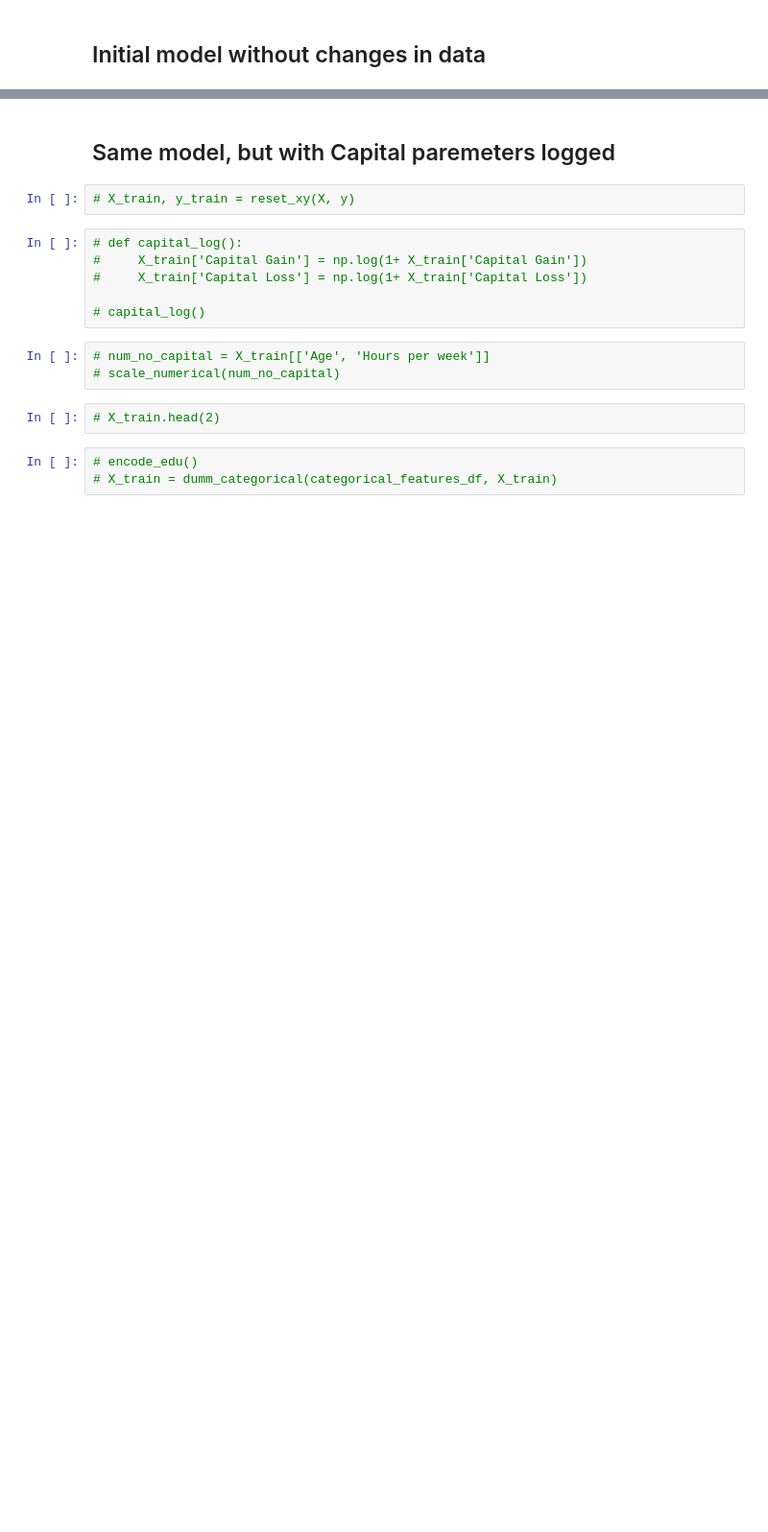
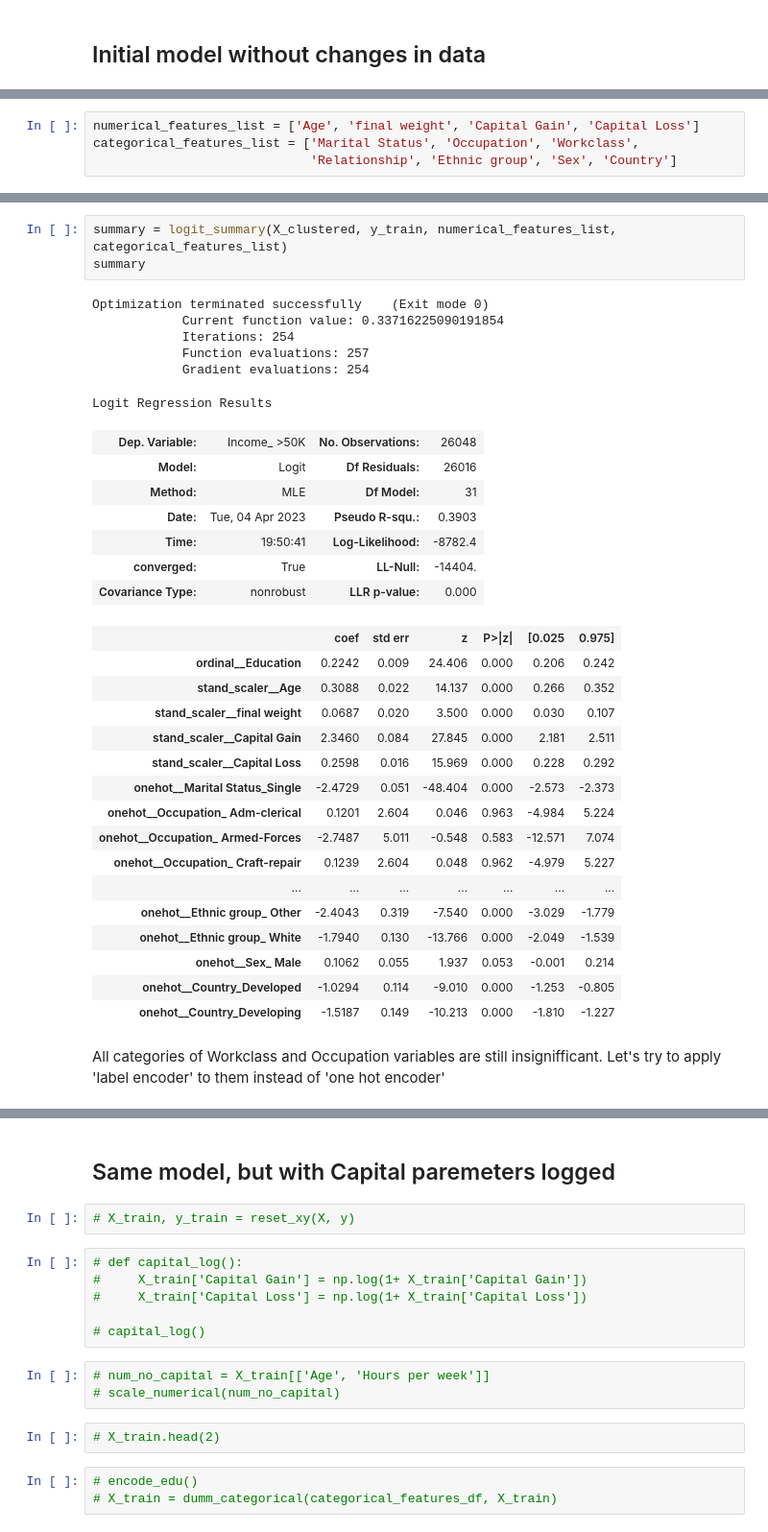
Before and after one commit to nadiia-duiunova/Adults_pet_project, a Jupyter notebook: Logistic regression.ipynb, the cells around one changed output, grey strips where cells are left out. Shown: that part at 96% size. Saved outputs shown, nothing was run; the diff lists cells and outputs as text; blank space fills up the shorter version.

```diff
--- a/Logistic regression.ipynb
+++ b/Logistic regression.ipynb
@@ -347,0 +398,4 @@ The model still performs san in minority class detection
+# %%
+numerical_features_list = ['Age', 'final weight', 'Capital Gain', 'Capital Loss']
+categorical_features_list = ['Marital Status', 'Occupation', 'Workclass',
+                             'Relationship', 'Ethnic group', 'Sex', 'Country']
@@ -347,0 +473,35 @@ The model still performs san in minority class detection
+# %%
+summary = logit_summary(X_clustered, y_train, numerical_features_list, categorical_features_list)
+summary
+# %% [output]
+Optimization terminated successfully    (Exit mode 0)
+            Current function value: 0.33716225090191854
+            Iterations: 254
+            Function evaluations: 257
+            Gradient evaluations: 254
+Logit Regression Results
+| Dep. Variable: | Income_ >50K | No. Observations: | 26048 |
+| Model: | Logit | Df Residuals: | 26016 |
+| Method: | MLE | Df Model: | 31 |
+| Date: | Tue, 04 Apr 2023 | Pseudo R-squ.: | 0.3903 |
+| Time: | 19:50:41 | Log-Likelihood: | -8782.4 |
+| converged: | True | LL-Null: | -14404. |
+| Covariance Type: | nonrobust | LLR p-value: | 0.000 |
+|  | coef | std err | z | P>|z| | [0.025 | 0.975] |
+| ordinal__Education | 0.2242 | 0.009 | 24.406 | 0.000 | 0.206 | 0.242 |
+| stand_scaler__Age | 0.3088 | 0.022 | 14.137 | 0.000 | 0.266 | 0.352 |
+| stand_scaler__final weight | 0.0687 | 0.020 | 3.500 | 0.000 | 0.030 | 0.107 |
+| stand_scaler__Capital Gain | 2.3460 | 0.084 | 27.845 | 0.000 | 2.181 | 2.511 |
+| stand_scaler__Capital Loss | 0.2598 | 0.016 | 15.969 | 0.000 | 0.228 | 0.292 |
+| onehot__Marital Status_Single | -2.4729 | 0.051 | -48.404 | 0.000 | -2.573 | -2.373 |
+| onehot__Occupation_ Adm-clerical | 0.1201 | 2.604 | 0.046 | 0.963 | -4.984 | 5.224 |
+| onehot__Occupation_ Armed-Forces | -2.7487 | 5.011 | -0.548 | 0.583 | -12.571 | 7.074 |
+| onehot__Occupation_ Craft-repair | 0.1239 | 2.604 | 0.048 | 0.962 | -4.979 | 5.227 |
+| ... | ... | ... | ... | ... | ... | ... |
+| onehot__Ethnic group_ Other | -2.4043 | 0.319 | -7.540 | 0.000 | -3.029 | -1.779 |
+| onehot__Ethnic group_ White | -1.7940 | 0.130 | -13.766 | 0.000 | -2.049 | -1.539 |
+| onehot__Sex_ Male | 0.1062 | 0.055 | 1.937 | 0.053 | -0.001 | 0.214 |
+| onehot__Country_Developed | -1.0294 | 0.114 | -9.010 | 0.000 | -1.253 | -0.805 |
+| onehot__Country_Developing | -1.5187 | 0.149 | -10.213 | 0.000 | -1.810 | -1.227 |
+# %% [markdown]
+All categories of Workclass and Occupation variables are still insignifficant. Let's try to apply 'label encoder' to them instead of 'one hot encoder'
```
Also changed, not shown: parts of 75 cells of this notebook.
